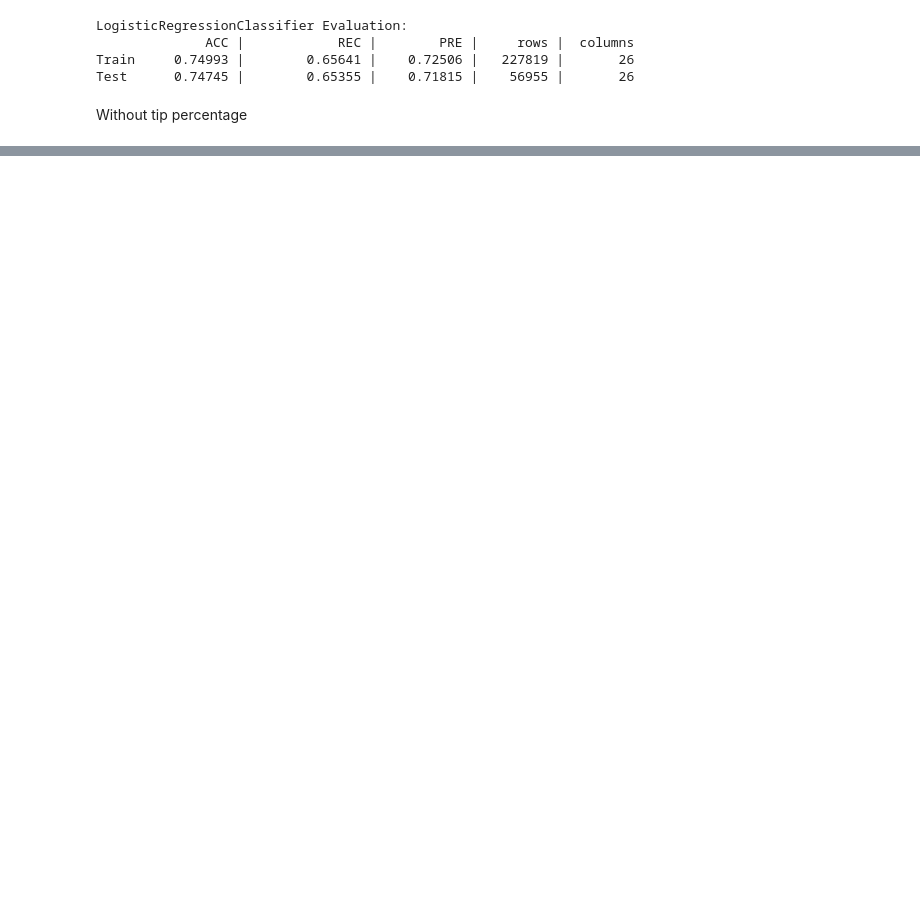
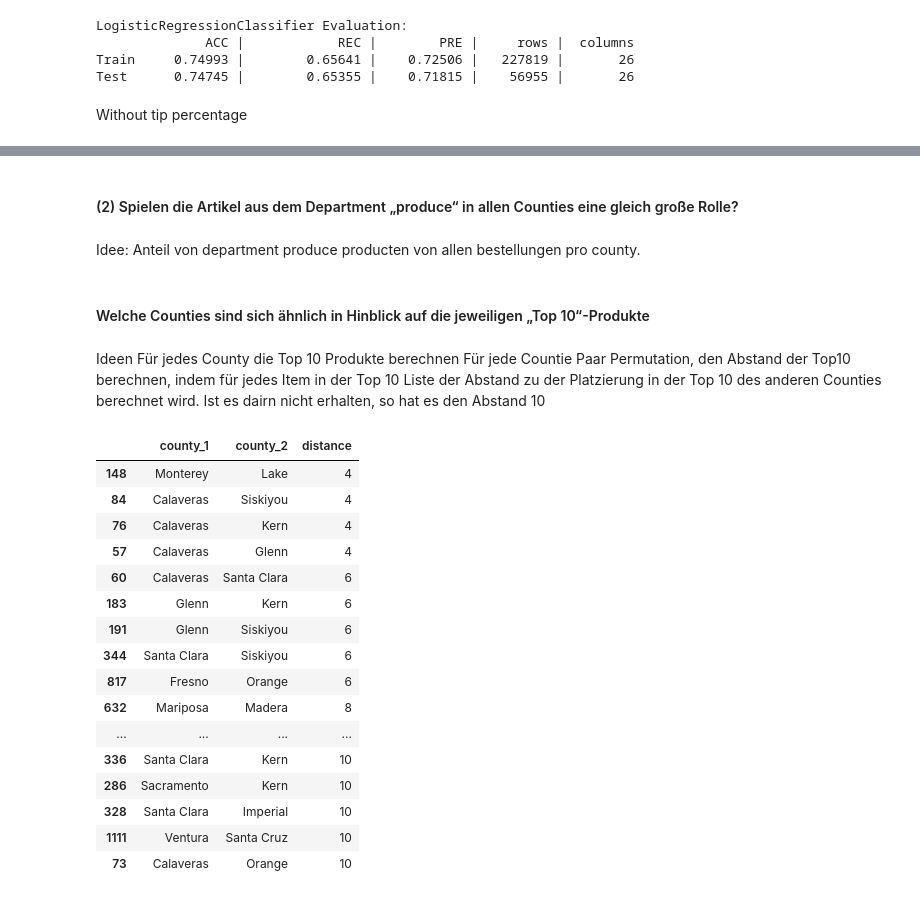
Before and after one commit to ElonRM/DA-BI-2, a Jupyter notebook: main.ipynb, the cells around one changed output, grey strips where cells are left out. Cells and saved outputs as stored; diff of their text form; code cells hidden in the pictures; blank space fills up the shorter version.

```diff
--- a/main.ipynb
+++ b/main.ipynb
@@ -273,0 +310,5 @@ Accuracy is better for the model with the tip percentage untill the order. There
+# %% [markdown]
+#### (2) Spielen die Artikel aus dem Department „produce“ in allen Counties eine gleich große Rolle?
+# %% [markdown]
+Idee:
+Anteil von department produce producten von allen bestellungen pro county.
@@ -273,0 +327,58 @@ Accuracy is better for the model with the tip percentage untill the order. There
+# %% [markdown]
+#### Welche Counties sind sich ähnlich in Hinblick auf die jeweiligen „Top 10“-Produkte
+# %% [markdown]
+Ideen
+Für jedes County die Top 10 Produkte berechnen
+Für jede Countie Paar Permutation, den Abstand der Top10 berechnen, indem für jedes Item in der Top 10 Liste der Abstand
+zu der Platzierung in der Top 10 des anderen Counties berechnet wird. Ist es dairn nicht erhalten, so hat es den Abstand 10
+# %%
+top_10_products_per_county = df_extended.groupby(['county', 'product_id'])['order_id'].count().reset_index().sort_values(by='order_id', ascending=False).groupby('county').head(10).rename(columns={'order_id': 'order_count'})
+top_10_products_per_county = top_10_products_per_county.merge(df_extended[['product_id', 'product_name']].drop_duplicates(), on='product_id')
+top_10_products_per_county.sort_values(by=['county', 'order_count'], ascending=False, inplace=True)
+top_10_products_per_county
+
+# cj_county = pd.DataFrame(df_extended['county'].unique(), columns=['county']).merge(pd.DataFrame(df_extended['county'].unique(), columns=['county']), suffixes=('_1', '_2'), how='cross')
+# cj_county = cj_county[cj_county['county_1'] != cj_county['county_2']]
+# cj_county
+
+def get_difference_between_top_10_of_counties(county_1, county_2):
+    """calculates the distance between the top 10 products of two counties based on the index of the product in the top 10 list.
+    If a product is not in the top 10 list of the other county, it is counted as 11th place and the distance is 10."""
+    distance = 0
+    top_10_products_county_1 = top_10_products_per_county[top_10_products_per_county['county'] == county_1]['product_id'].to_list()
+    top_10_products_county_2 = top_10_products_per_county[top_10_products_per_county['county'] == county_2]['product_id'].to_list()
+    for i in range(10):
+        try:
+            distance += abs(top_10_products_county_1.index(top_10_products_county_2[i]) - i)
+        except ValueError:
+            distance += 10
+    return distance
+    #return len(set(top_10_products_county_1) - set(top_10_products_county_2))
+
+top_10_product_distances = pd.DataFrame(columns=['county_1', 'county_2', 'distance'])
+
+counties = df_extended['county'].unique()
+for i in range(len(counties)):
+    for j in range(i+1, len(counties)):
+        top_10_product_distances.loc[len(top_10_product_distances.index)] = [counties[i], counties[j], get_difference_between_top_10_of_counties(counties[i], counties[j])]
+
+top_10_product_distances.sort_values(by='distance', ascending=True, inplace=True)
+top_10_product_distances.head(20)
+# %% [output]
+|  | county_1 | county_2 | distance |
+| 148 | Monterey | Lake | 4 |
+| 84 | Calaveras | Siskiyou | 4 |
+| 76 | Calaveras | Kern | 4 |
+| 57 | Calaveras | Glenn | 4 |
+| 60 | Calaveras | Santa Clara | 6 |
+| 183 | Glenn | Kern | 6 |
+| 191 | Glenn | Siskiyou | 6 |
+| 344 | Santa Clara | Siskiyou | 6 |
+| 817 | Fresno | Orange | 6 |
+| 632 | Mariposa | Madera | 8 |
+| ... | ... | ... | ... |
+| 336 | Santa Clara | Kern | 10 |
+| 286 | Sacramento | Kern | 10 |
+| 328 | Santa Clara | Imperial | 10 |
+| 1111 | Ventura | Santa Cruz | 10 |
+| 73 | Calaveras | Orange | 10 |
```
Also changed, not shown: parts of 12 cells of this notebook.
